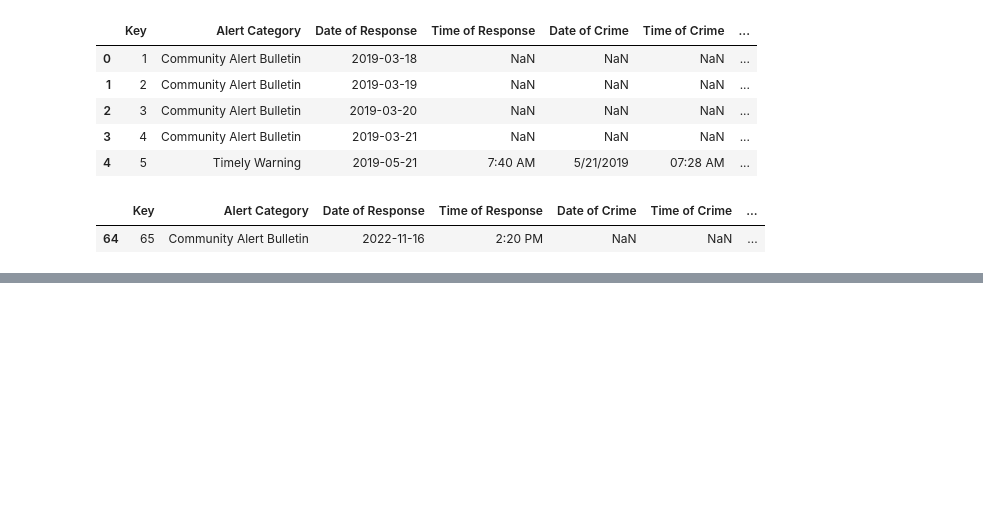
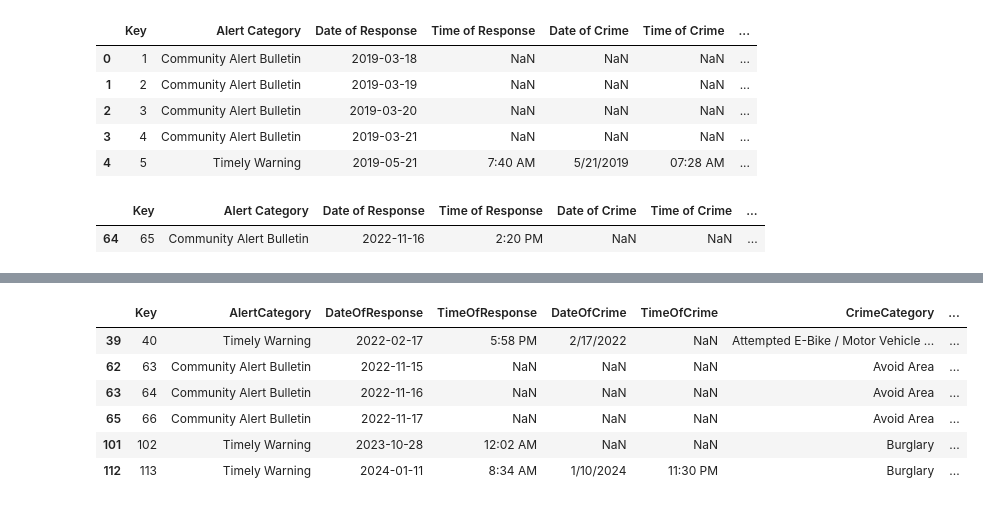
Before and after one commit to nicolereardon/UCSD-Crime, a Jupyter notebook: static/Final Project.ipynb, the cells around one changed output, grey strips where cells are left out. Saved outputs shown, nothing was run; the diff lists cells and outputs as text; code cells hidden in the pictures; blank space fills up the shorter version.

```diff
--- a/static/Final Project.ipynb
+++ b/static/Final Project.ipynb
@@ -254,0 +275,10 @@ df.to_csv('final_data.csv', index=False)
+# %%
+df[df["MapGroup"] == "Warren"]
+# %% [output]
+|  | Key | AlertCategory | DateOfResponse | TimeOfResponse | DateOfCrime | TimeOfCrime | CrimeCategory | ... |
+| 39 | 40 | Timely Warning | 2022-02-17 | 5:58 PM | 2/17/2022 | NaN | Attempted E-Bike / Motor Vehicle ... | ... |
+| 62 | 63 | Community Alert Bulletin | 2022-11-15 | NaN | NaN | NaN | Avoid Area | ... |
+| 63 | 64 | Community Alert Bulletin | 2022-11-16 | NaN | NaN | NaN | Avoid Area | ... |
+| 65 | 66 | Community Alert Bulletin | 2022-11-17 | NaN | NaN | NaN | Avoid Area | ... |
+| 101 | 102 | Timely Warning | 2023-10-28 | 12:02 AM | NaN | NaN | Burglary | ... |
+| 112 | 113 | Timely Warning | 2024-01-11 | 8:34 AM | 1/10/2024 | 11:30 PM | Burglary | ... |
```
Also changed, not shown: parts of 3 cells of this notebook, 1 other file.
